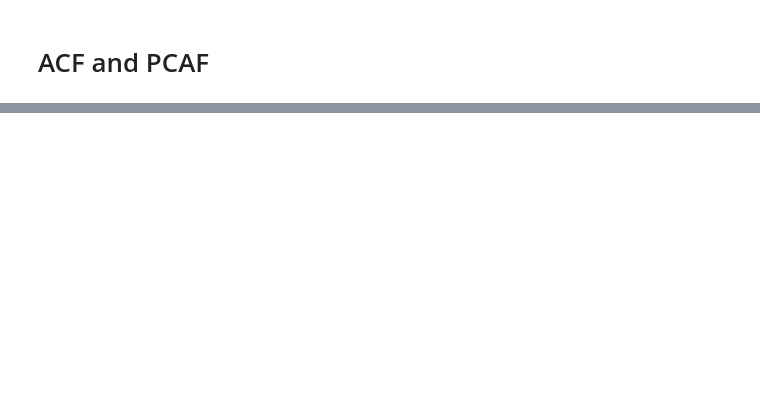
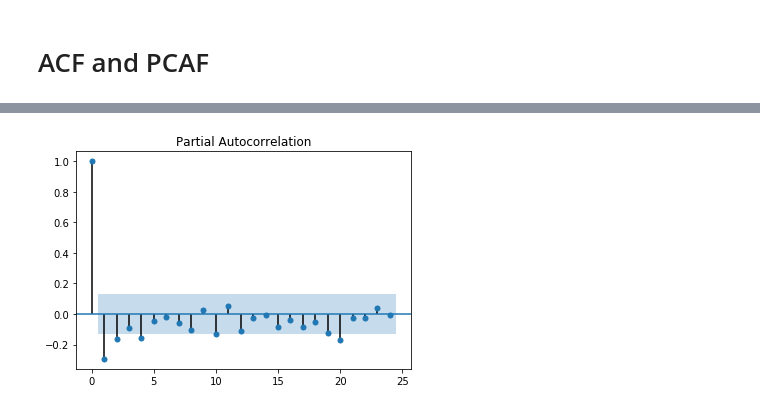
Before and after one commit to karasikHacker/econ571ps2, a Jupyter notebook: ps2.ipynb, the cells around one changed output, grey strips where cells are left out. Cells and saved outputs as stored; diff of their text form; code cells hidden in the pictures; blank space fills up the shorter version.

```diff
--- a/ps2.ipynb
+++ b/ps2.ipynb
@@ -147,0 +248,4 @@ plot_pacf(diff1)
+# %%
+fig = plot_pacf(dqm2).savefig('figures/qm1pacf.pdf')
+# %% [output]
+[figure, added]
```
Also changed, not shown: parts of 61 cells of this notebook, 26 other files.
